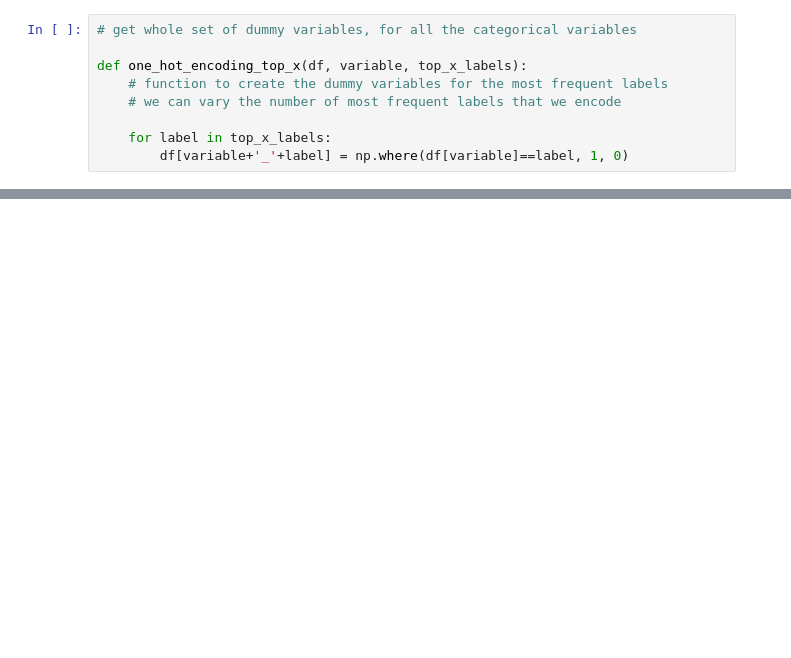
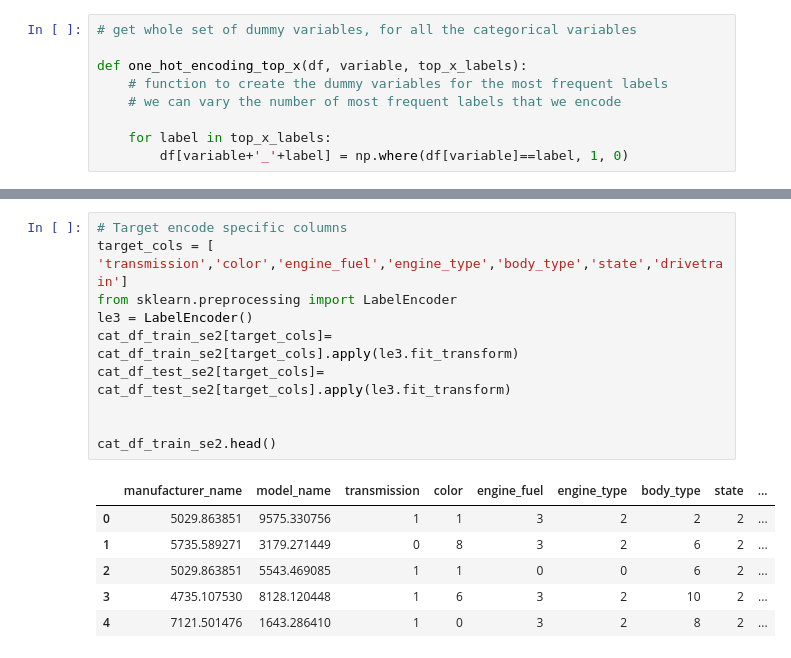
Before and after one commit to obeabi/SdsOctober2020Challenge, a Jupyter notebook: CategoricalCols_Main.ipynb, the cells around one changed output, grey strips where cells are left out. Cells and saved outputs as stored; diff of their text form; blank space fills up the shorter version.

```diff
--- a/CategoricalCols_Main.ipynb
+++ b/CategoricalCols_Main.ipynb
@@ -587,0 +618,17 @@ The shape of the train set is:  (7707, 77)
+# %%
+# Target encode specific columns
+target_cols = [ 'transmission','color','engine_fuel','engine_type','body_type','state','drivetrain']
+from sklearn.preprocessing import LabelEncoder
+le3 = LabelEncoder()
+cat_df_train_se2[target_cols]= cat_df_train_se2[target_cols].apply(le3.fit_transform)
+cat_df_test_se2[target_cols]= cat_df_test_se2[target_cols].apply(le3.fit_transform)
+
+
+cat_df_train_se2.head()
+# %% [output]
+|  | manufacturer_name | model_name | transmission | color | engine_fuel | engine_type | body_type | state | ... |
+| 0 | 5029.863851 | 9575.330756 | 1 | 1 | 3 | 2 | 2 | 2 | ... |
+| 1 | 5735.589271 | 3179.271449 | 0 | 8 | 3 | 2 | 6 | 2 | ... |
+| 2 | 5029.863851 | 5543.469085 | 1 | 1 | 0 | 0 | 6 | 2 | ... |
+| 3 | 4735.107530 | 8128.120448 | 1 | 6 | 3 | 2 | 10 | 2 | ... |
+| 4 | 7121.501476 | 1643.286410 | 1 | 0 | 3 | 2 | 8 | 2 | ... |
```
Also changed, not shown: parts of 19 cells of this notebook.
